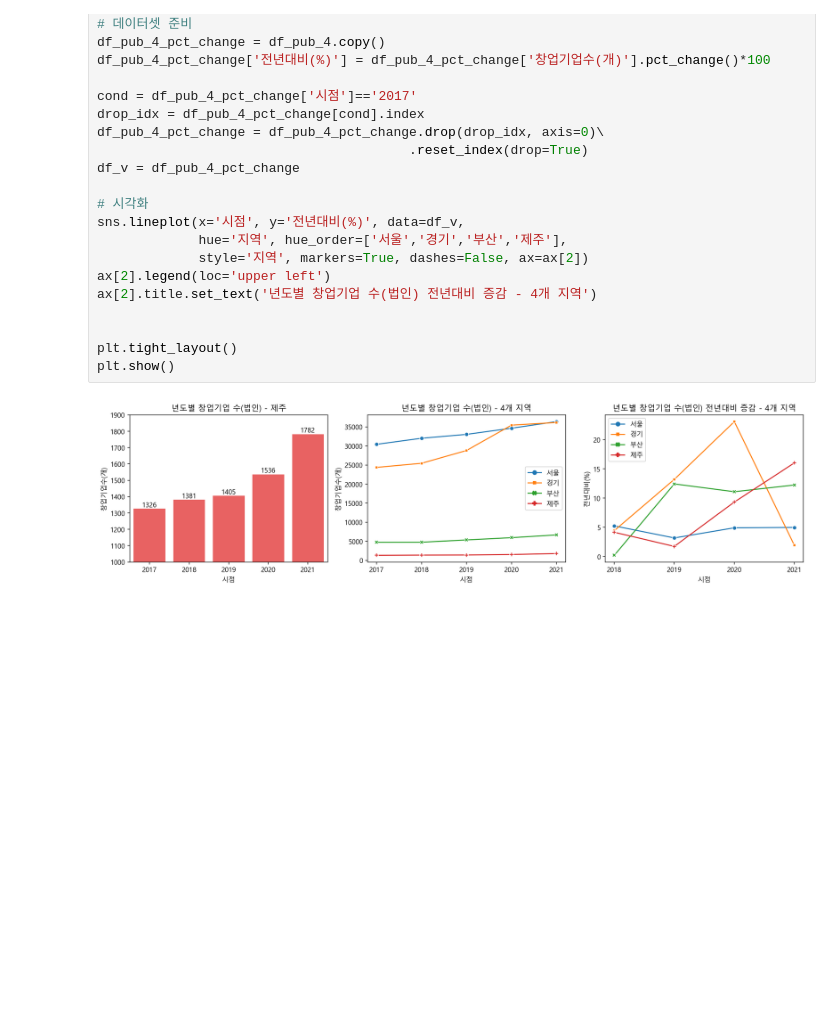
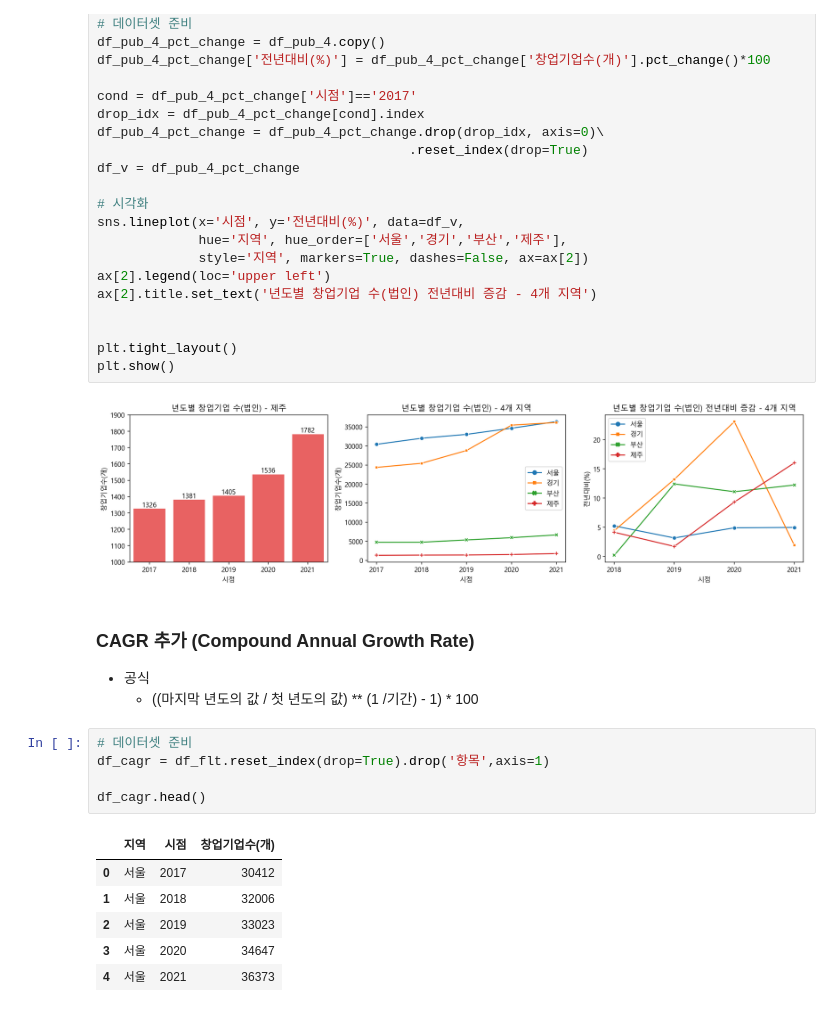
Before and after one commit to jayblue27/portfolio, a Jupyter notebook: mini/17-21년_제주도_창업기업수(법인)_시각화/note.ipynb, the cells around one changed output. Drawn from its saved outputs; the diff is of its cells as text; blank space fills up the shorter version.

```diff
--- a/mini/17-21년_제주도_창업기업수(법인)_시각화/note.ipynb
+++ b/mini/17-21년_제주도_창업기업수(법인)_시각화/note.ipynb
@@ -196,3 +198,19 @@ plt.tight_layout()
 plt.show()
 # %% [output]
 [figure]
+# %% [markdown]
+### CAGR 추가 (Compound Annual Growth Rate)
+- 공식
+    - ((마지막 년도의 값 / 첫 년도의 값) ** (1 /기간) - 1) * 100
+# %%
+# 데이터셋 준비
+df_cagr = df_flt.reset_index(drop=True).drop('항목',axis=1)
+
+df_cagr.head()
+# %% [output]
+|  | 지역 | 시점 | 창업기업수(개) |
+| 0 | 서울 | 2017 | 30412 |
+| 1 | 서울 | 2018 | 32006 |
+| 2 | 서울 | 2019 | 33023 |
+| 3 | 서울 | 2020 | 34647 |
+| 4 | 서울 | 2021 | 36373 |
```
Also changed, not shown: parts of 5 cells of this notebook.
